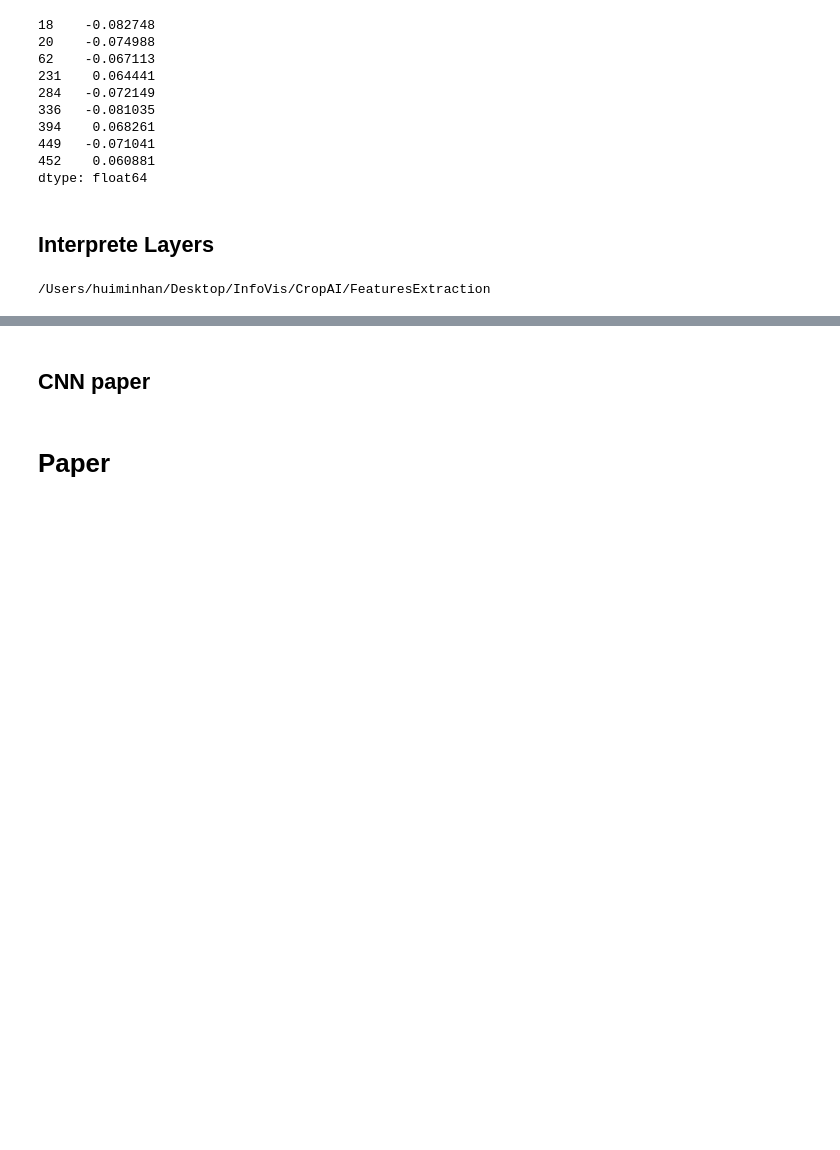
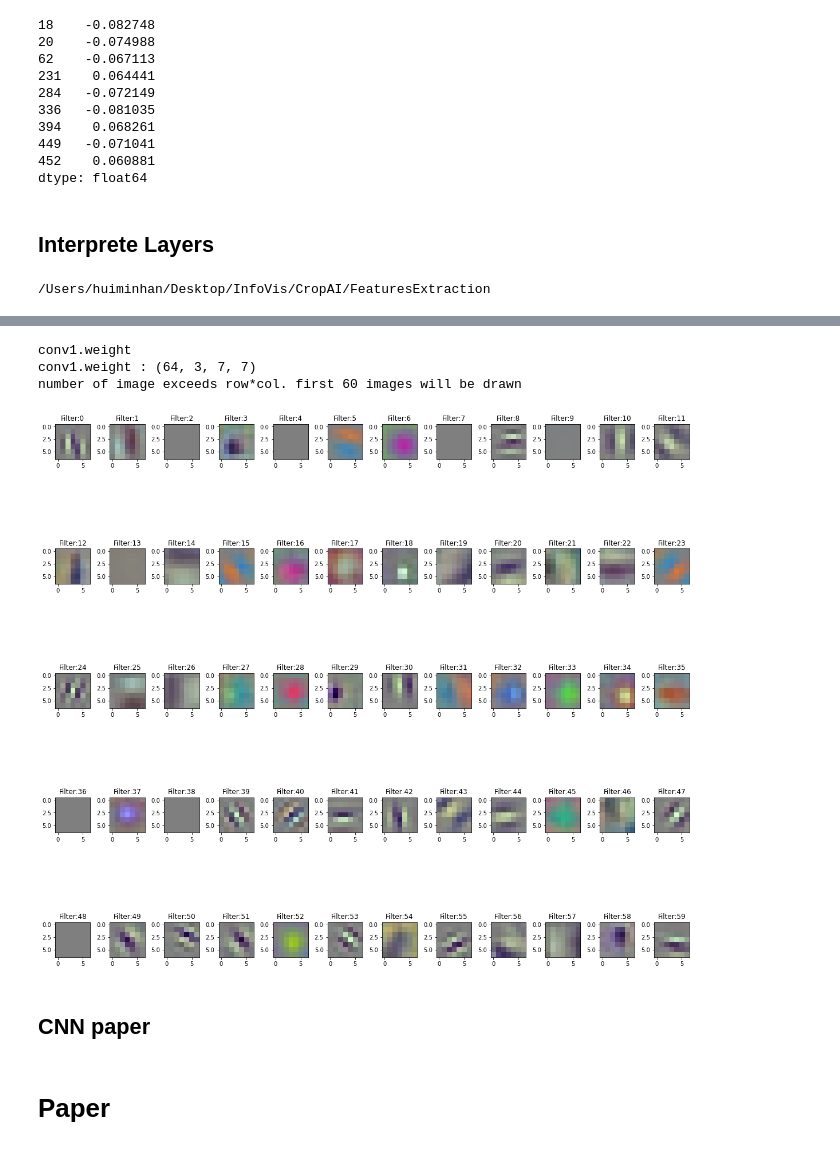
Before and after one commit to RitvikPrabhu/CropAI, a Jupyter notebook: FeaturesExtraction/Pre-trainedResNet.ipynb, the cells around one changed output, grey strips where cells are left out. Cells and saved outputs as stored; diff of their text form; code cells hidden in the pictures; blank space fills up the shorter version.

Commit message:
update resnet18

```diff
--- a/FeaturesExtraction/Pre-trainedResNet.ipynb
+++ b/FeaturesExtraction/Pre-trainedResNet.ipynb
@@ -309,3 +450,22 @@ plt.imshow(ld_layer4)
+# %%
+def first_conv_filters(model,row=8,col=8,visualize=True):
+    #obtain the first conv2d layer.
+    for l in list(model.named_parameters()):
+        if l[0] =='conv1.weight':
+            print(l[0])
+            print(l[0], ':', l[1].detach().numpy().shape)
+            weights = l[1].detach().numpy()
+    show_imgs(weights)
+
+#     return weights
+# %%
+model = models.resnet18(pretrained=True)
+first_conv_filters(model,row = 8,col=8,visualize=False)
+# %% [output]
+conv1.weight
+conv1.weight : (64, 3, 7, 7)
+number of image exceeds row*col. first 60 images will be drawn
+[figure, added]
 # %% [markdown]
 ## CNN paper
 # %%
```
Also changed, not shown: parts of 18 cells of this notebook, 6 other files.
